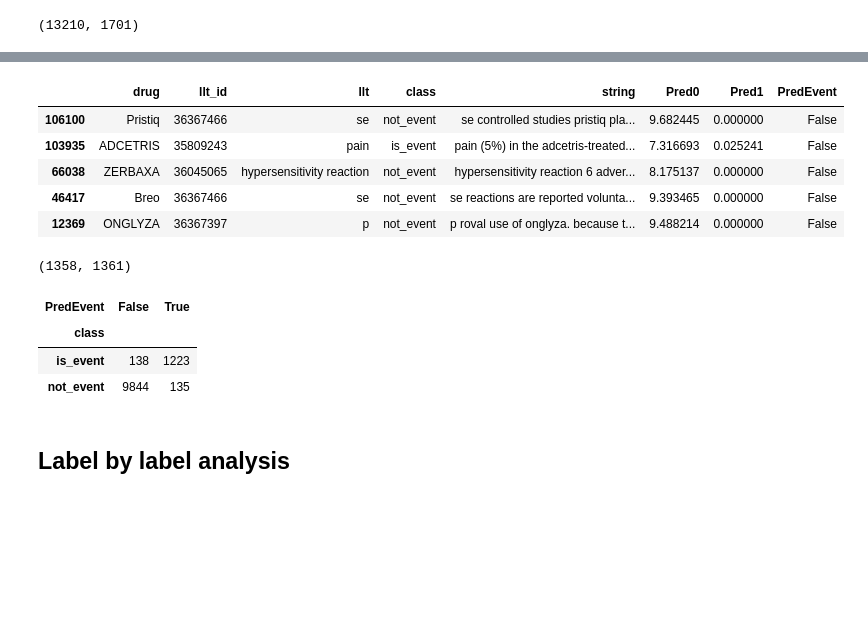
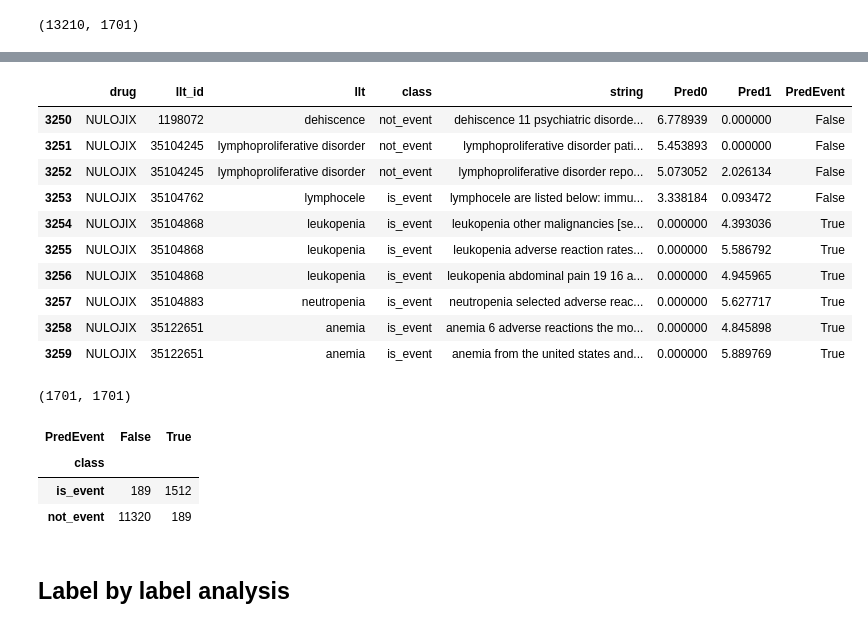
Before and after one commit to tatonetti-lab/onsides, a Jupyter notebook: notebooks/ClinicalBERT Model Performance.ipynb, the cells around one changed output, grey strips where cells are left out. Drawn from its saved outputs; the diff is of its cells as text; code cells hidden in the pictures; blank space fills up the shorter version.

```diff
--- a/notebooks/ClinicalBERT Model Performance.ipynb
+++ b/notebooks/ClinicalBERT Model Performance.ipynb
@@ -22,5 +21,5 @@ total 2224
 # %%
-resultspath = '../results/test_pred_222_24_25_1e-06.csv'
+resultspath = '../results/final-bydrug_222_24_25_1e-06.csv'
 res = pd.read_csv(resultspath, header=None)
 res.head()
 # %% [output]
@@ -118,23 +133,28 @@ df_test['PredEvent'] = (df_test['Pred1'] > df_test['Pred0'])
 # %%
-df_test.head()
+df_test.head(10)
 # %% [output]
 |  | drug | llt_id | llt | class | string | Pred0 | Pred1 | PredEvent |
-| 106100 | Pristiq | 36367466 | se | not_event | se controlled studies pristiq pla... | 9.682445 | 0.000000 | False |
-| 103935 | ADCETRIS | 35809243 | pain | is_event | pain (5%) in the adcetris-treated... | 7.316693 | 0.025241 | False |
-| 66038 | ZERBAXA | 36045065 | hypersensitivity reaction | not_event | hypersensitivity reaction 6 adver... | 8.175137 | 0.000000 | False |
-| 46417 | Breo | 36367466 | se | not_event | se reactions are reported volunta... | 9.393465 | 0.000000 | False |
-| 12369 | ONGLYZA | 36367397 | p | not_event | p roval use of onglyza. because t... | 9.488214 | 0.000000 | False |
+| 3250 | NULOJIX | 1198072 | dehiscence | not_event | dehiscence 11 psychiatric disorde... | 6.778939 | 0.000000 | False |
+| 3251 | NULOJIX | 35104245 | lymphoproliferative disorder | not_event | lymphoproliferative disorder pati... | 5.453893 | 0.000000 | False |
+| 3252 | NULOJIX | 35104245 | lymphoproliferative disorder | not_event | lymphoproliferative disorder repo... | 5.073052 | 2.026134 | False |
+| 3253 | NULOJIX | 35104762 | lymphocele | is_event | lymphocele are listed below: immu... | 3.338184 | 0.093472 | False |
+| 3254 | NULOJIX | 35104868 | leukopenia | is_event | leukopenia other malignancies [se... | 0.000000 | 4.393036 | True |
+| 3255 | NULOJIX | 35104868 | leukopenia | is_event | leukopenia adverse reaction rates... | 0.000000 | 5.586792 | True |
+| 3256 | NULOJIX | 35104868 | leukopenia | is_event | leukopenia abdominal pain 19 16 a... | 0.000000 | 4.945965 | True |
+| 3257 | NULOJIX | 35104883 | neutropenia | is_event | neutropenia selected adverse reac... | 0.000000 | 5.627717 | True |
+| 3258 | NULOJIX | 35122651 | anemia | is_event | anemia 6 adverse reactions the mo... | 0.000000 | 4.845898 | True |
+| 3259 | NULOJIX | 35122651 | anemia | is_event | anemia from the united states and... | 0.000000 | 5.889769 | True |
 # %%
 df_test['PredEvent'].sum(), sum(test_y)
 # %% [output]
-(1358, 1361)
+(1701, 1701)
 # %%
 pd.crosstab(index=df_test['class'], columns=df_test['PredEvent'])
 # %% [output]
 | PredEvent | False | True |
 | class |  |  |
-| is_event | 138 | 1223 |
-| not_event | 9844 | 135 |
+| is_event | 189 | 1512 |
+| not_event | 11320 | 189 |
 # %% [markdown]
 ## Label by label analysis
 # %%
```
Also changed, not shown: parts of 10 cells of this notebook.
